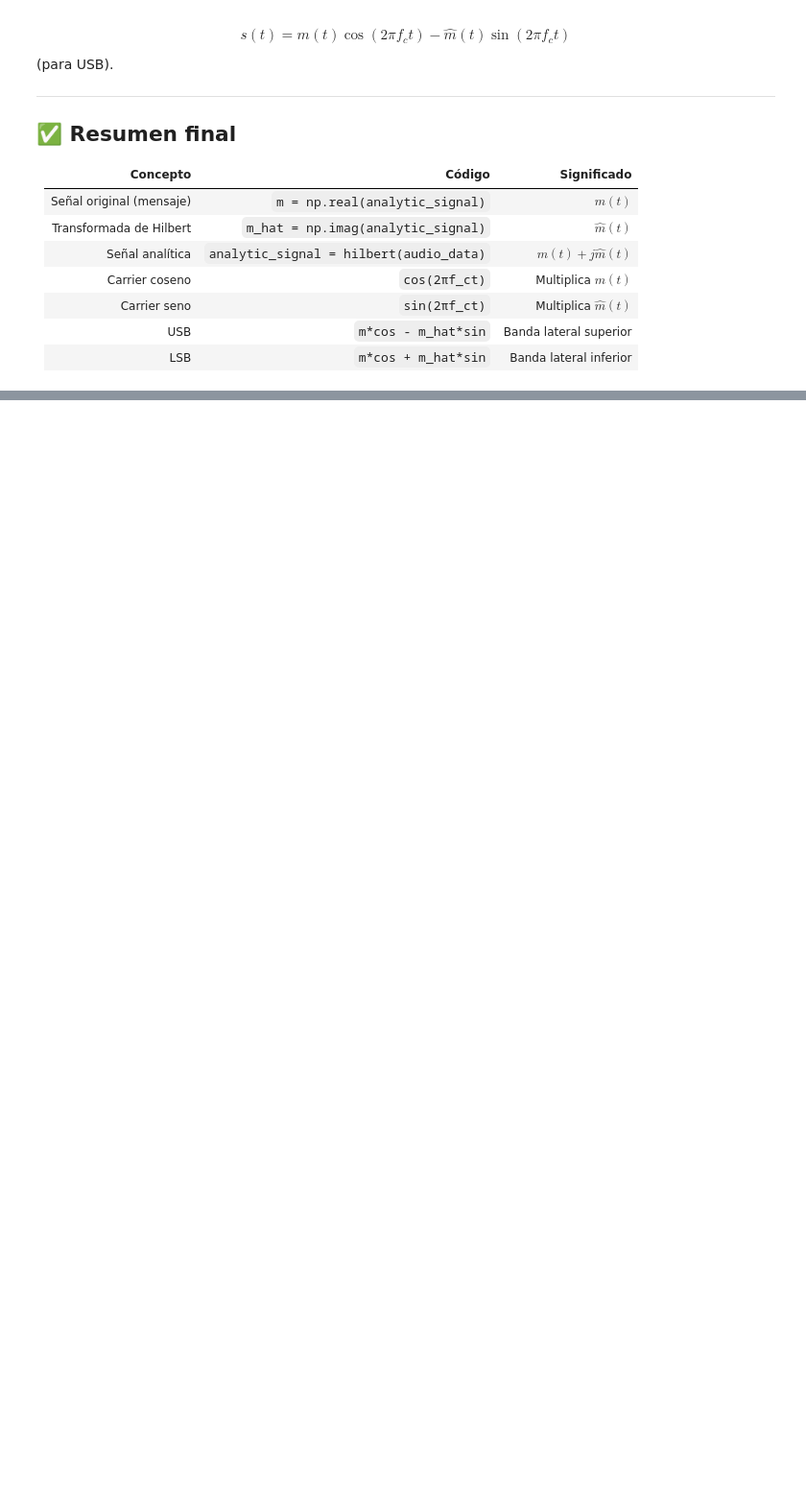
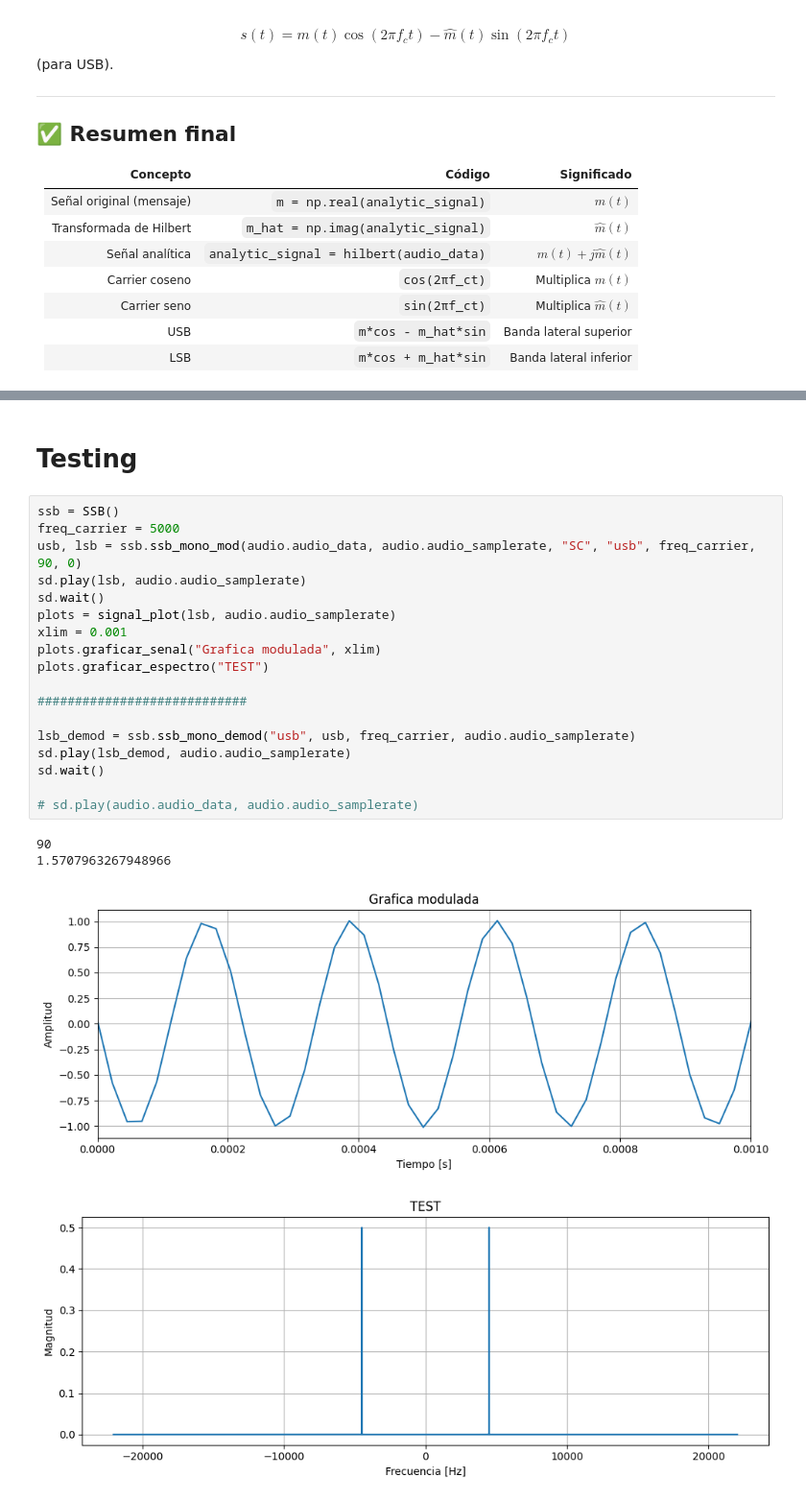
Before and after one commit to rmoncada21/comunicaciones_electricas, a Jupyter notebook: Proyectos/Proyecto2/src/ssb.ipynb, the cells around one changed output, grey strips where cells are left out. Shown at 96% size. Saved outputs shown, nothing was run; the diff lists cells and outputs as text; blank space fills up the shorter version.

```diff
--- a/Proyectos/Proyecto2/src/ssb.ipynb
+++ b/Proyectos/Proyecto2/src/ssb.ipynb
@@ -314,0 +532,25 @@ Figure(1000x400)
+# %% [markdown]
+# Testing
+# %%
+ssb = SSB()
+freq_carrier = 5000
+usb, lsb = ssb.ssb_mono_mod(audio.audio_data, audio.audio_samplerate, "SC", "usb", freq_carrier, 90, 0)
+sd.play(lsb, audio.audio_samplerate)
+sd.wait()
+plots = signal_plot(lsb, audio.audio_samplerate)
+xlim = 0.001
+plots.graficar_senal("Grafica modulada", xlim)
+plots.graficar_espectro("TEST")
+
+############################
+
+lsb_demod = ssb.ssb_mono_demod("usb", usb, freq_carrier, audio.audio_samplerate)
+sd.play(lsb_demod, audio.audio_samplerate)
+sd.wait()
+
+# sd.play(audio.audio_data, audio.audio_samplerate)
+# %% [output]
+90
+1.5707963267948966
+[figure, added]
+[figure, added]
```
Also changed, not shown: parts of 10 cells of this notebook.
